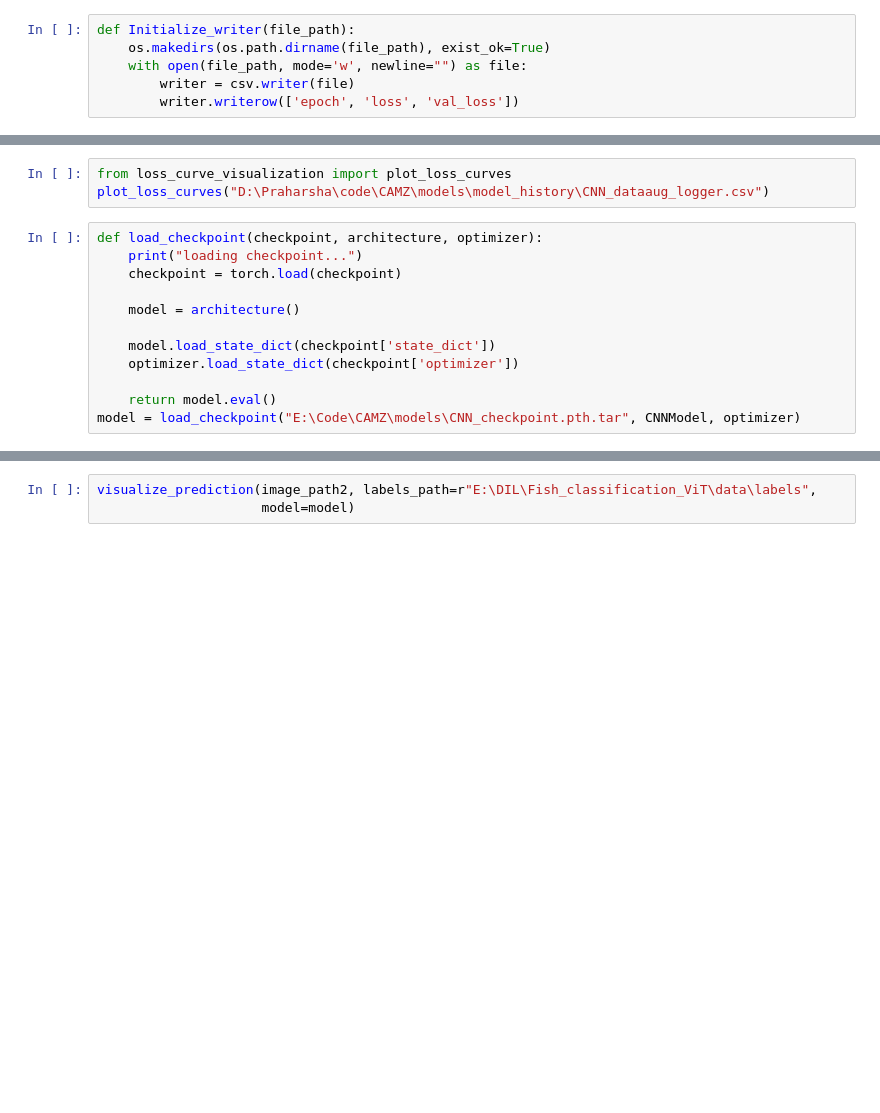
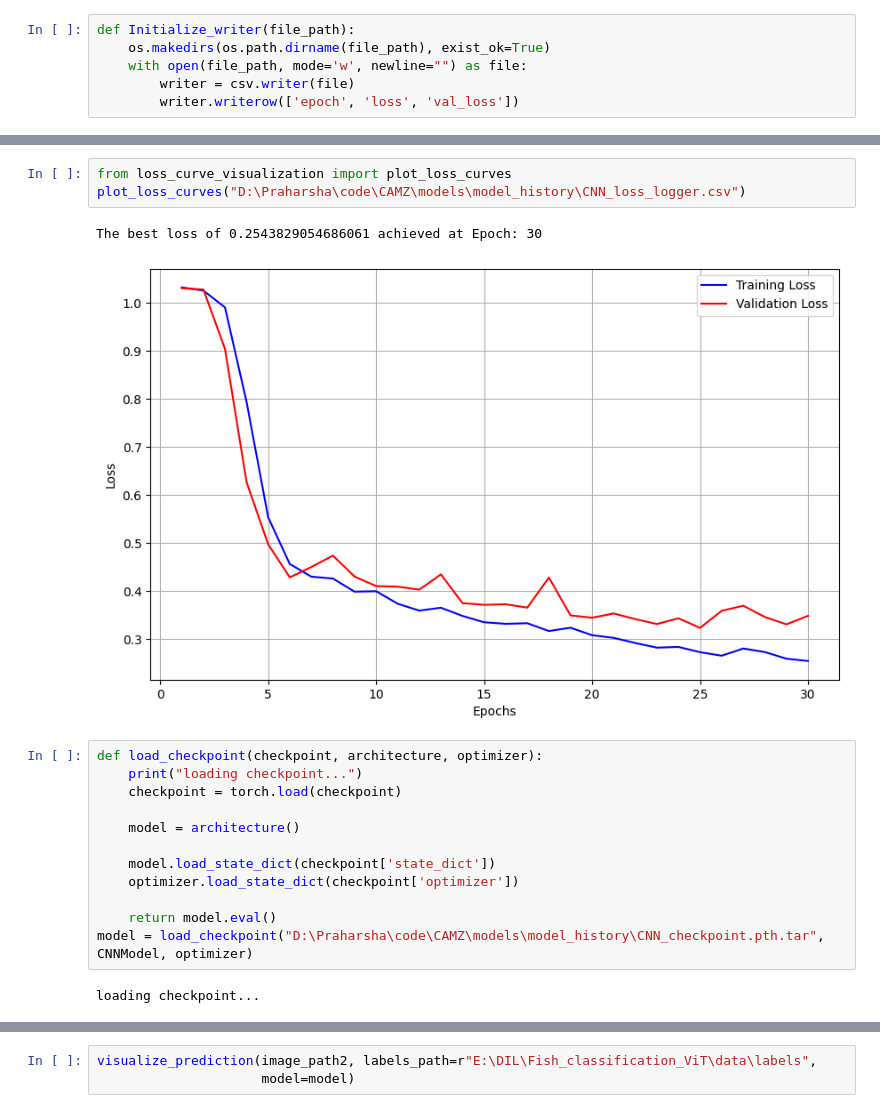
Before and after one commit to Praharsha-Himala/CAMZ, a Jupyter notebook: notebooks/2.0-chp-CNN.ipynb, the cells around one changed output, grey strips where cells are left out. Saved outputs shown, nothing was run; the diff lists cells and outputs as text; blank space fills up the shorter version.

```diff
--- a/notebooks/2.0-chp-CNN.ipynb
+++ b/notebooks/2.0-chp-CNN.ipynb
@@ -207,6 +210,9 @@ The best Validation Loss is: 1.0213223457336427
 # %%
 from loss_curve_visualization import plot_loss_curves
-plot_loss_curves("D:\Praharsha\code\CAMZ\models\model_history\CNN_dataaug_logger.csv")
+plot_loss_curves("D:\Praharsha\code\CAMZ\models\model_history\CNN_loss_logger.csv")
+# %% [output]
+The best loss of 0.2543829054686061 achieved at Epoch: 30
+[figure, added]
 # %%
 def load_checkpoint(checkpoint, architecture, optimizer):
     print("loading checkpoint...")
@@ -218,7 +224,9 @@ def load_checkpoint(checkpoint, architecture, optimizer):
     optimizer.load_state_dict(checkpoint['optimizer'])
 
     return model.eval()
-model = load_checkpoint("E:\Code\CAMZ\models\CNN_checkpoint.pth.tar", CNNModel, optimizer)
+model = load_checkpoint("D:\Praharsha\code\CAMZ\models\model_history\CNN_checkpoint.pth.tar", CNNModel, optimizer)
+# %% [output]
+loading checkpoint...
 # %%
 image_path1 = r"E:\DIL\Fish_classification_ViT\data\1Lcrop989.jpg.jpg"
 image_path2 = r"E:\DIL\Fish_classification_ViT\data\1Lcrop284.jpg.jpg"
```
Also changed, not shown: parts of 9 cells of this notebook, 1 other file.
